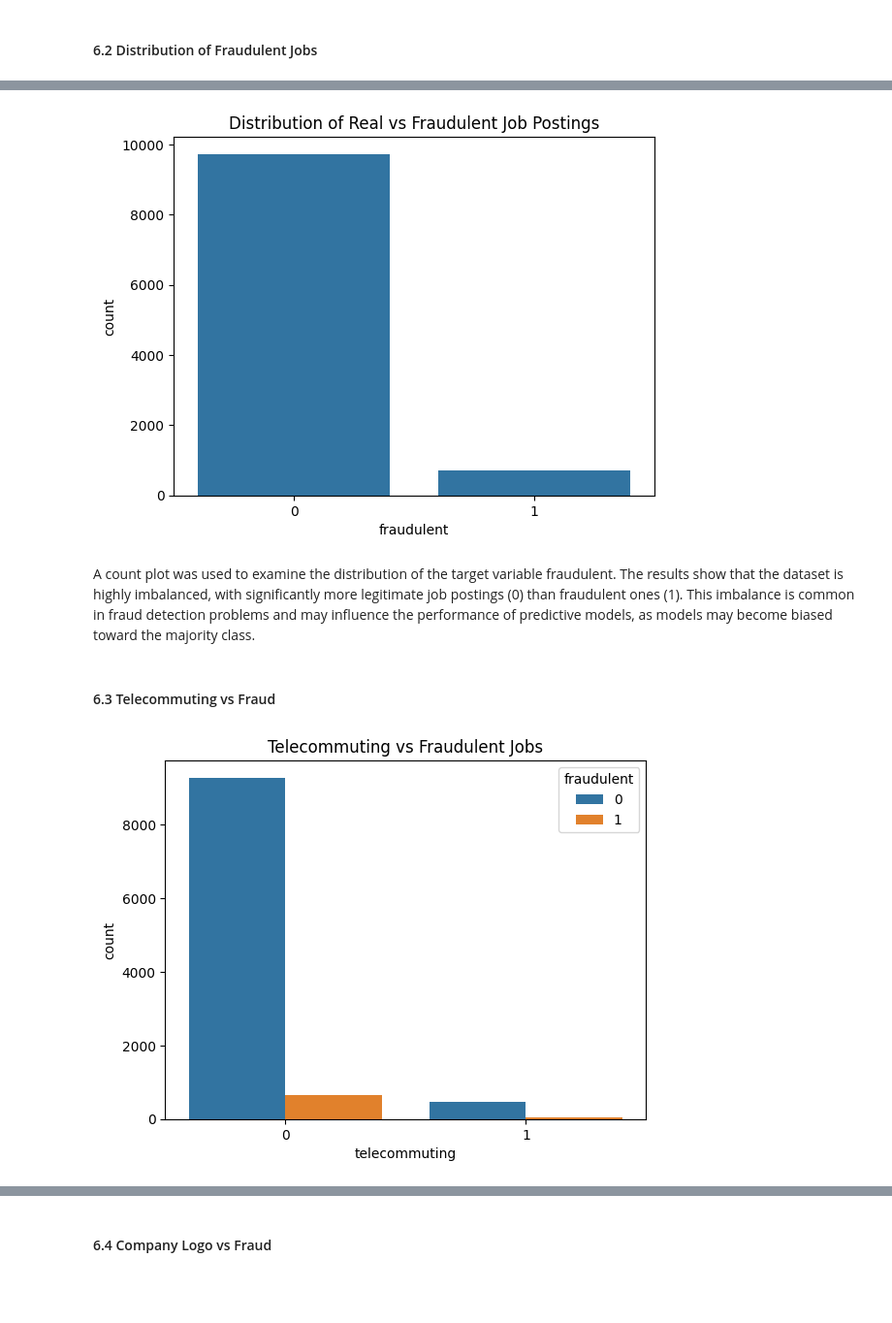
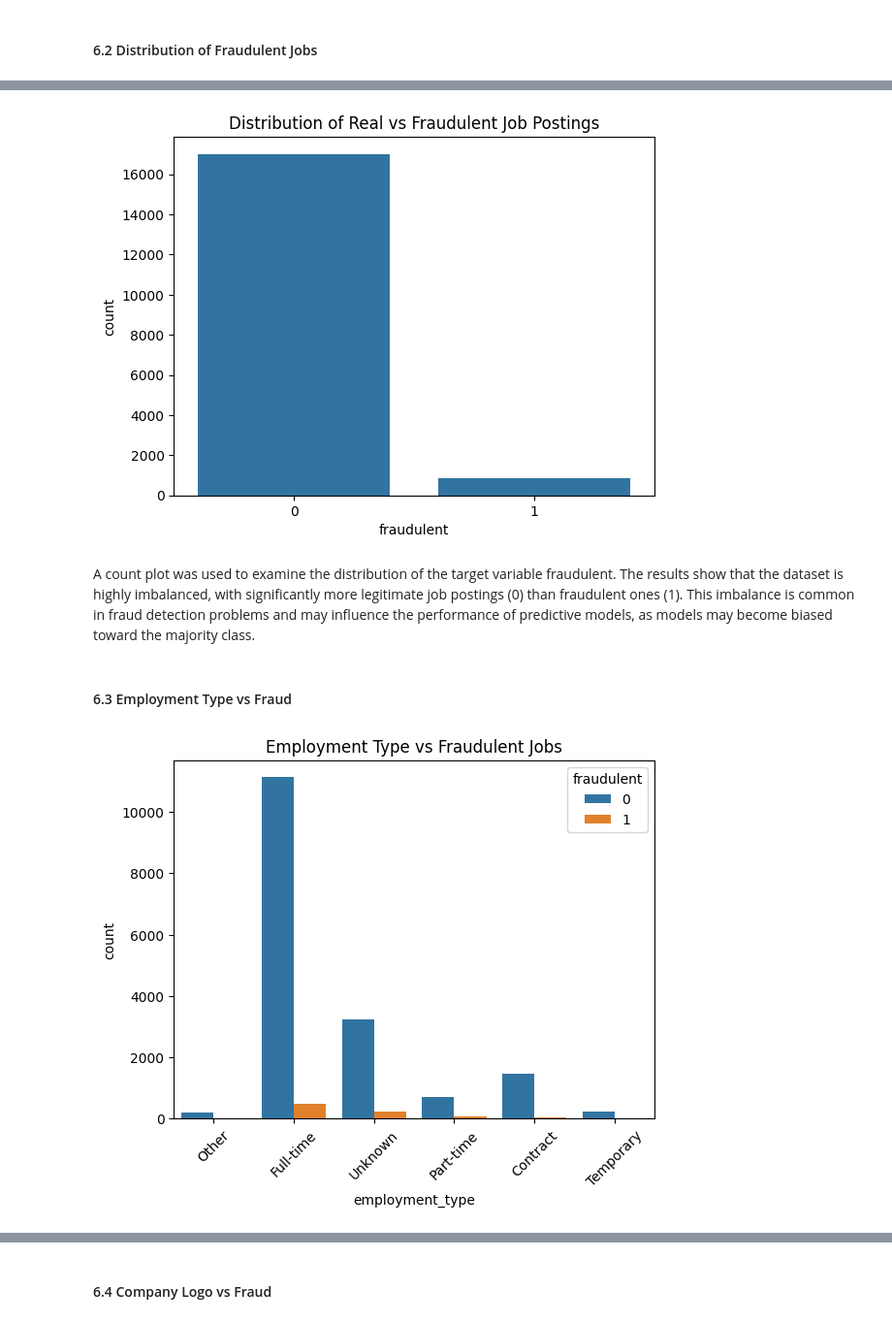
Before and after one commit to porhay007/Fake-Job-Posting-Detection-in-the-U.S.-Job-Market, a Jupyter notebook: Coding/Index.ipynb, the cells around one changed output, grey strips where cells are left out. Shown at 97% size. Drawn from its saved outputs; the diff is of its cells as text; code cells hidden in the pictures; blank space fills up the shorter version.

```diff
--- a/Coding/Index.ipynb
+++ b/Coding/Index.ipynb
@@ -103,12 +107,13 @@ Columns with excessive missing values or limited relevance to the analysis were
 # %%
-df_us = df[[
-    'title',
-    'location',
-    'employment_type',
-    'industry',
-    'department',
-    'salary_range',
-    'description',
-    'requirements',
-    'fraudulent'
-]]
+df_us = df[
+[
+'title',
+'location',
+'employment_type',
+'industry',
+'department',
+'description',
+'requirements',
+'fraudulent'
+]
+]
@@ -118,5 +125,7 @@ Categorical features were standardized and prepared for analysis. Missing catego
 # %%
-df_us['salary_range'] = df_us['salary_range'].fillna("Unknown")
+df_us['employment_type'] = df_us['employment_type'].fillna('Unknown')
+df_us['industry'] = df_us['industry'].fillna('Unknown')
+df_us['department'] = df_us['department'].fillna('Unknown')
 # %% [output]
 A value is trying to be set on a copy of a slice from a DataFrame.
 Try using .loc[row_indexer,col_indexer] = value instead
@@ -163,15 +182,16 @@ sns.countplot(x='fraudulent', data=df_us)
 plt.title("Distribution of Real vs Fraudulent Job Postings")
 plt.show()
 # %% [output]
-[figure, old version]
+[figure, new version]
 # %% [markdown]
 A count plot was used to examine the distribution of the target variable fraudulent. The results show that the dataset is highly imbalanced, with significantly more legitimate job postings (0) than fraudulent ones (1). This imbalance is common in fraud detection problems and may influence the performance of predictive models, as models may become biased toward the majority class.
 # %% [markdown]
-#### 6.3 Telecommuting vs Fraud
+#### 6.3 Employment Type vs Fraud
 # %%
-sns.countplot(x='telecommuting', hue='fraudulent', data=df_us)
-plt.title("Telecommuting vs Fraudulent Jobs")
+sns.countplot(x='employment_type', hue='fraudulent', data=df_us)
+plt.xticks(rotation=45)
+plt.title("Employment Type vs Fraudulent Jobs")
 plt.show()
 # %% [output]
-[figure, old version]
+[figure, new version]
 # %% [markdown]
```
Also changed, not shown: parts of 16 cells of this notebook, 2 other files.
